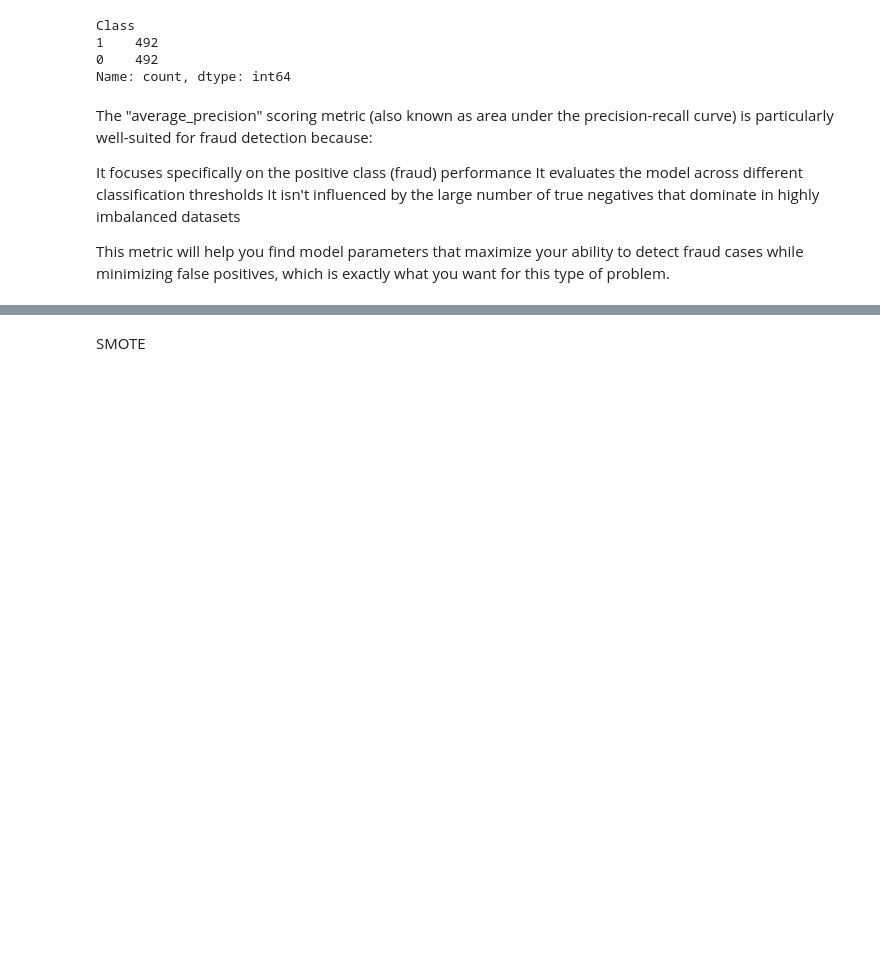
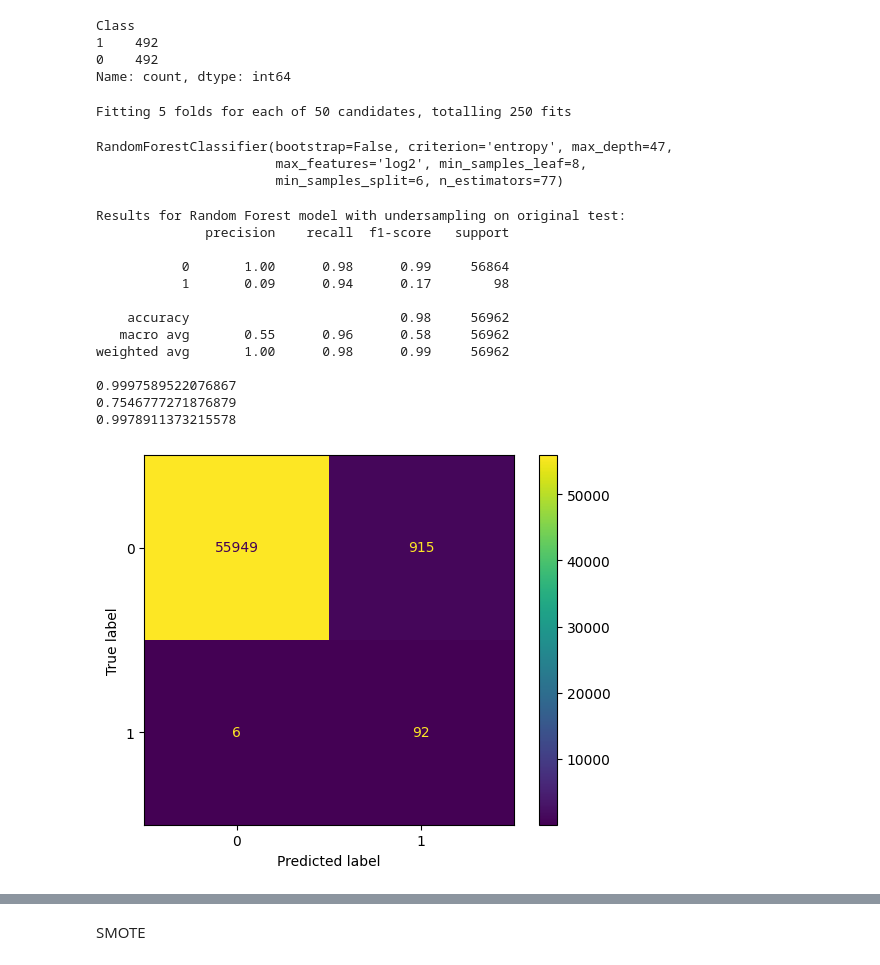
Before and after one commit to alestankiewicz/credit-card-fraud-detection, a Jupyter notebook: model_development.ipynb, the cells around one changed output, grey strips where cells are left out. Drawn from its saved outputs; the diff is of its cells as text; code cells hidden in the pictures; blank space fills up the shorter version.

Commit message:
Add models comparation

```diff
--- a/model_development.ipynb
+++ b/model_development.ipynb
@@ -47,4 +54,6 @@ Data was sourced from Kaggle: https://www.kaggle.com/datasets/mlg-ulb/creditcard
 
 This creditcard.csv is made available under the Open Database License: http://opendatacommons.org/licenses/odbl/1.0/. Any rights in individual contents of the database are licensed under the Database Contents License: http://opendatacommons.org/licenses/dbcl/1.0/
 # %%
-credit_card_scaled = pd.read_parquet("input/credit_card_scaled.parquet")
+credit_card_scaled = pd.read_parquet(
+    "credit-card-fraud-detection/input/credit_card_scaled.parquet"
+)
@@ -114,11 +149,3 @@ Name: count, dtype: int64
 # %%
 # shuffling data
 undersample_df = undersample_df.sample(frac=1, random_state=11)
-# %% [markdown]
-The "average_precision" scoring metric (also known as area under the precision-recall curve) is particularly well-suited for fraud detection because:
-
-It focuses specifically on the positive class (fraud) performance
-It evaluates the model across different classification thresholds
-It isn't influenced by the large number of true negatives that dominate in highly imbalanced datasets
-
-This metric will help you find model parameters that maximize your ability to detect fraud cases while minimizing false positives, which is exactly what you want for this type of problem.
@@ -138,20 +152,21 @@ def best_model_randomized_search_cv(n_iter, estimator, search_space, cv, n_jobs,
 # %%
-
 skf = StratifiedKFold(n_splits=5, random_state=None, shuffle=False)
 # X and y for undersample:
 X_us = undersample_df.drop(columns=["Class"])
 y_us = undersample_df["Class"]
 
-X_train_us, X_test_us, y_train_us, y_test_us = train_test_split(X_us, y_us, test_size=0.3, random_state= 11, stratify=y_us)
+X_train_us, X_test_us, y_train_us, y_test_us = train_test_split(
+    X_us, y_us, test_size=0.3, random_state=11, stratify=y_us
+)
 
 rf_search_space = {
-    'n_estimators': range(10, 101),
-    'criterion': ['gini', 'entropy'],
-    'max_depth': range(2, 51),
-    'min_samples_split': range(2, 11),
-    'min_samples_leaf': range(1, 11),
-    'max_features': ['sqrt', 'log2', None],
-    'bootstrap': [True, False]
+    "n_estimators": range(10, 101),
+    "criterion": ["gini", "entropy"],
+    "max_depth": range(2, 51),
+    "min_samples_split": range(2, 11),
+    "min_samples_leaf": range(1, 11),
+    "max_features": ["sqrt", "log2", None],
+    "bootstrap": [True, False],
 }
 
 xgb_search_space = {
@@ -164,13 +179,48 @@ xgb_search_space = {
 
 # We will be testing on original X_test, not undersampled X_test_us
 # %%
+best_model_rf_us, preds_train_rf_us, preds_test_rf_us = best_model_randomized_search_cv(
+    n_iter=50,
+    estimator=RandomForestClassifier(),
+    search_space=rf_search_space,
 
-best_model_rf_us, preds_train_rf_us, preds_test_rf_us = best_model_randomized_search_cv(n_iter=50, estimator=RandomForestClassifier(), search_space=rf_search_space,
-                              cv=skf, n_jobs=-1, scoring="average_precision", X_train=X_train_us, y_train=y_train_us, X_test=X_test)
+    cv=skf,
+    n_jobs=-1,
+    scoring="average_precision",
+    X_train=X_train_us,
+    y_train=y_train_us,
+    X_test=X_test,
+)
+# %% [output]
+Fitting 5 folds for each of 50 candidates, totalling 250 fits
+# %%
+best_model_rf_us
+# %% [output]
+RandomForestClassifier(bootstrap=False, criterion='entropy', max_depth=47,
+                       max_features='log2', min_samples_leaf=8,
+                       min_samples_split=6, n_estimators=77)
 # %%
 print("Results for Random Forest model with undersampling on original test: ")
 print(classification_report(y_test, preds_test_rf_us))
 plt = ConfusionMatrixDisplay(confusion_matrix(y_test, preds_test_rf_us))
 plt.plot()
-print(average_precision_score(y_train_us, preds_train_rf_us))
-print(average_precision_score(y_test, preds_test_rf_us))
+
+proba_train_rf_us = best_model_rf_us.predict_proba(X_train_us)[:, 1]
+proba_test_rf_us = best_model_rf_us.predict_proba(X_test)[:, 1]
+print(average_precision_score(y_train_us, proba_train_rf_us))
+print(average_precision_score(y_test, proba_test_rf_us))
+# %% [output]
+Results for Random Forest model with undersampling on original test:
+              precision    recall  f1-score   support
+
+           0       1.00      0.98      0.99     56864
+           1       0.09      0.94      0.17        98
+
+    accuracy                           0.98     56962
+   macro avg       0.55      0.96      0.58     56962
+weighted avg       1.00      0.98      0.99     56962
+
+0.9997589522076867
+0.7546777271876879
+0.9978911373215578
+[figure, added]
```
Also changed, not shown: parts of 35 cells of this notebook, 1 other file.
